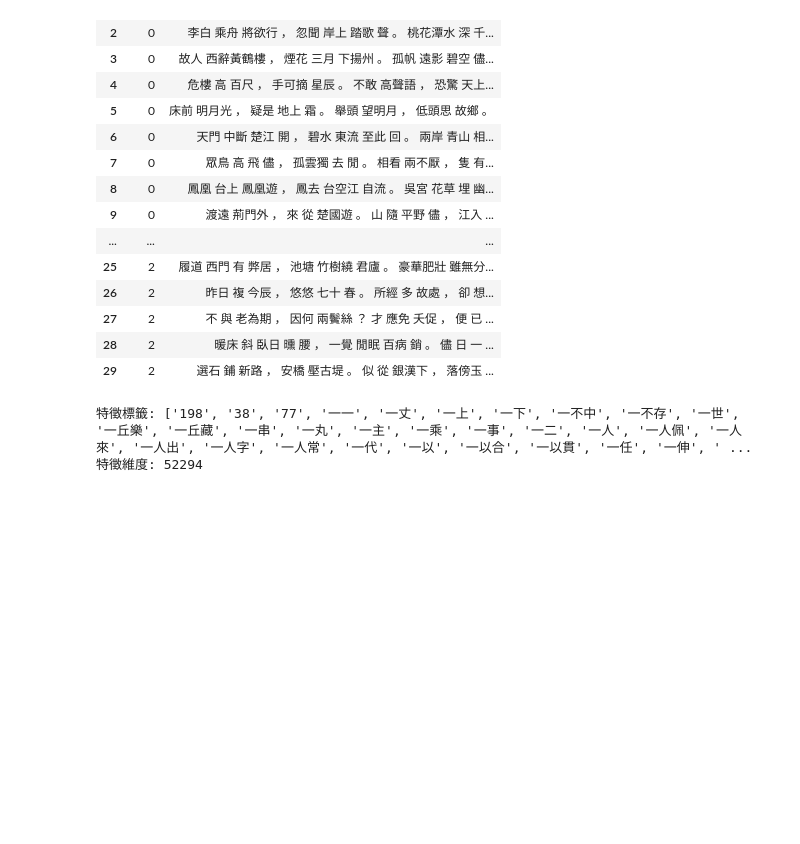
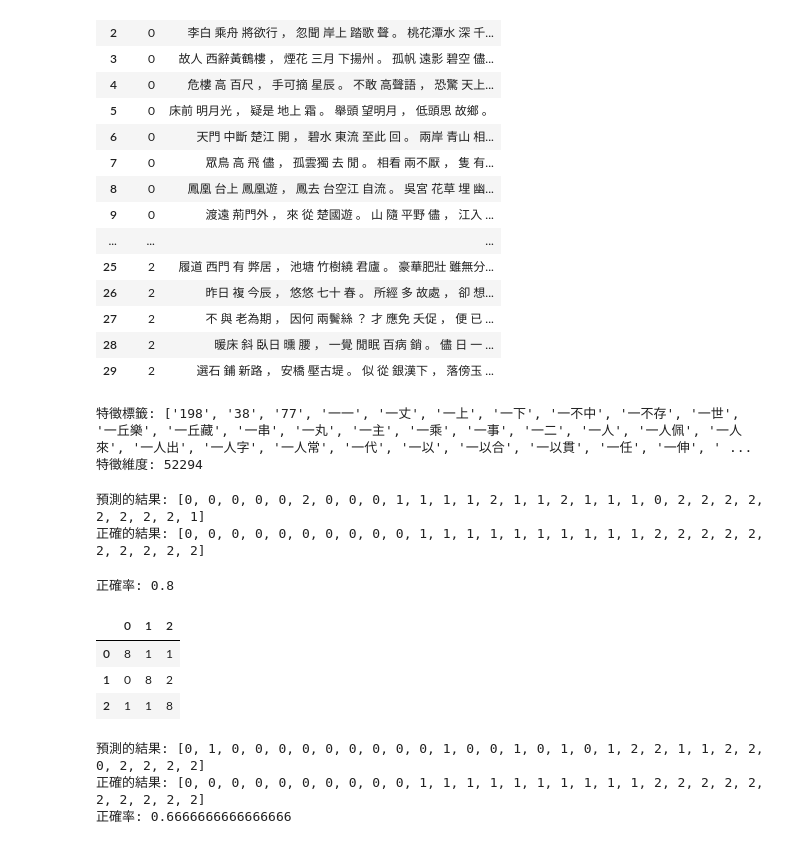
Before and after one commit to Elwing-Chou/mlclass, a Jupyter notebook: naivebayes.ipynb, the cells around one changed output. Drawn from its saved outputs; the diff is of its cells as text; code cells hidden in the pictures; blank space fills up the shorter version.

```diff
--- a/naivebayes.ipynb
+++ b/naivebayes.ipynb
@@ -161,3 +161,40 @@ print("特徵維度:", len(vec.get_feature_names()))
 # %% [output]
 特徵標籤: ['198', '38', '77', '一一', '一丈', '一上', '一下', '一不中', '一不存', '一世', '一丘樂', '一丘藏', '一串', '一丸', '一主', '一乘', '一事', '一二', '一人', '一人佩', '一人來', '一人出', '一人字', '一人常', '一代', '一以', '一以合', '一以貫', '一任', '一伸', ' ...
 特徵維度: 52294
+# %%
+test_bag = vec.transform(test_df['內容'])
+# %%
+from sklearn.naive_bayes import MultinomialNB
+clf = MultinomialNB(alpha = 0.001)
+clf.fit(bag, train_df["作者"])
+pre = clf.predict(test_bag)
+print("預測的結果:", list(pre))
+print("正確的結果:", list(test_df["作者"]))
+# %% [output]
+預測的結果: [0, 0, 0, 0, 0, 2, 0, 0, 0, 1, 1, 1, 1, 2, 1, 1, 2, 1, 1, 1, 0, 2, 2, 2, 2, 2, 2, 2, 2, 1]
+正確的結果: [0, 0, 0, 0, 0, 0, 0, 0, 0, 0, 1, 1, 1, 1, 1, 1, 1, 1, 1, 1, 2, 2, 2, 2, 2, 2, 2, 2, 2, 2]
+# %%
+from sklearn.metrics import accuracy_score
+print("正確率:", accuracy_score(pre, test_df["作者"]))
+# %% [output]
+正確率: 0.8
+# %%
+from sklearn.metrics import confusion_matrix
+pd.DataFrame(confusion_matrix(test_df["作者"], pre))
+# %% [output]
+|  | 0 | 1 | 2 |
+| 0 | 8 | 1 | 1 |
+| 1 | 0 | 8 | 2 |
+| 2 | 1 | 1 | 8 |
+# %%
+from sklearn.neighbors import KNeighborsClassifier
+clf = KNeighborsClassifier(n_neighbors = 6)
+clf.fit(bag, train_df["作者"])
+pre = clf.predict(test_bag)
+print("預測的結果:", list(pre))
+print("正確的結果:", list(test_df["作者"]))
+print("正確率:", accuracy_score(pre, test_df["作者"]))
+# %% [output]
+預測的結果: [0, 1, 0, 0, 0, 0, 0, 0, 0, 0, 0, 1, 0, 0, 1, 0, 1, 0, 1, 2, 2, 1, 1, 2, 2, 0, 2, 2, 2, 2]
+正確的結果: [0, 0, 0, 0, 0, 0, 0, 0, 0, 0, 1, 1, 1, 1, 1, 1, 1, 1, 1, 1, 2, 2, 2, 2, 2, 2, 2, 2, 2, 2]
+正確率: 0.6666666666666666
```
Also changed, not shown: parts of 1 cell of this notebook.
